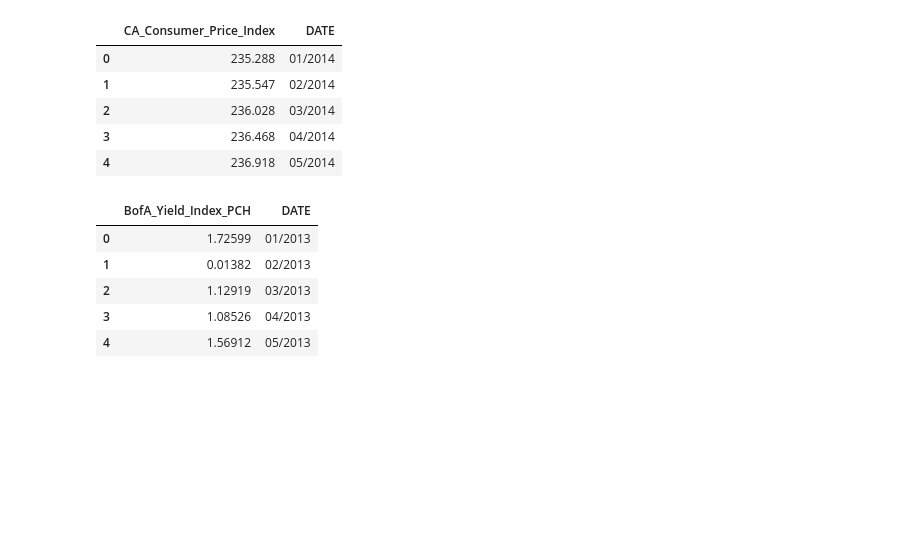
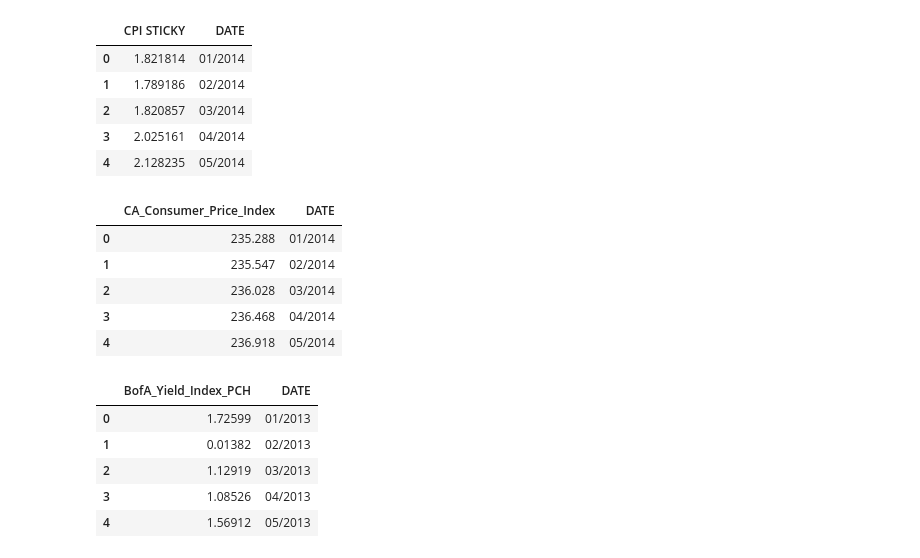
Before and after one commit to Shramster/Predicting-Los-Angeles-Foreclosures, a Jupyter notebook: util/1-Combine_Dataset.ipynb, the cells around one changed output. Drawn from its saved outputs; the diff is of its cells as text; code cells hidden in the pictures; blank space fills up the shorter version.

```diff
--- a/util/1-Combine_Dataset.ipynb
+++ b/util/1-Combine_Dataset.ipynb
@@ -1,6 +1,7 @@
 # %%
 import pandas as pd
 # %%
+CPI_STICKY = pd.read_csv("../dataset/CPI_STICKY.csv", index_col=0)
 CAUR = pd.read_csv("../dataset/CAUR.csv", index_col=0)
 DSG = pd.read_csv("../dataset/DSG.csv", index_col=0)
 DFF = pd.read_csv("../dataset/DFF.csv", index_col=0)
@@ -11,6 +12,15 @@ BAMLHY = pd.read_csv("../dataset/BAMLHYH0A0HYM2TRIV_PCH.csv", index_col=0)
 CPIAUCSL = pd.read_csv("../dataset/CPIAUCSL.csv", index_col=0)
 
 FORECLOSURE = pd.read_csv("../dataset/FORECLOSURE.csv", index_col=0).rename(columns={'Registered Date': 'DATE', 'Foreclosures' : 'FORECLOSURE'})
+# %%
+CPI_STICKY.head()
+# %% [output]
+|  | CPI STICKY | DATE |
+| 0 | 1.821814 | 01/2014 |
+| 1 | 1.789186 | 02/2014 |
+| 2 | 1.820857 | 03/2014 |
+| 3 | 2.025161 | 04/2014 |
+| 4 | 2.128235 | 05/2014 |
 # %%
 CPIAUCSL.head()
 # %% [output]
```
Also changed, not shown: parts of 3 cells of this notebook, 9 other files.
